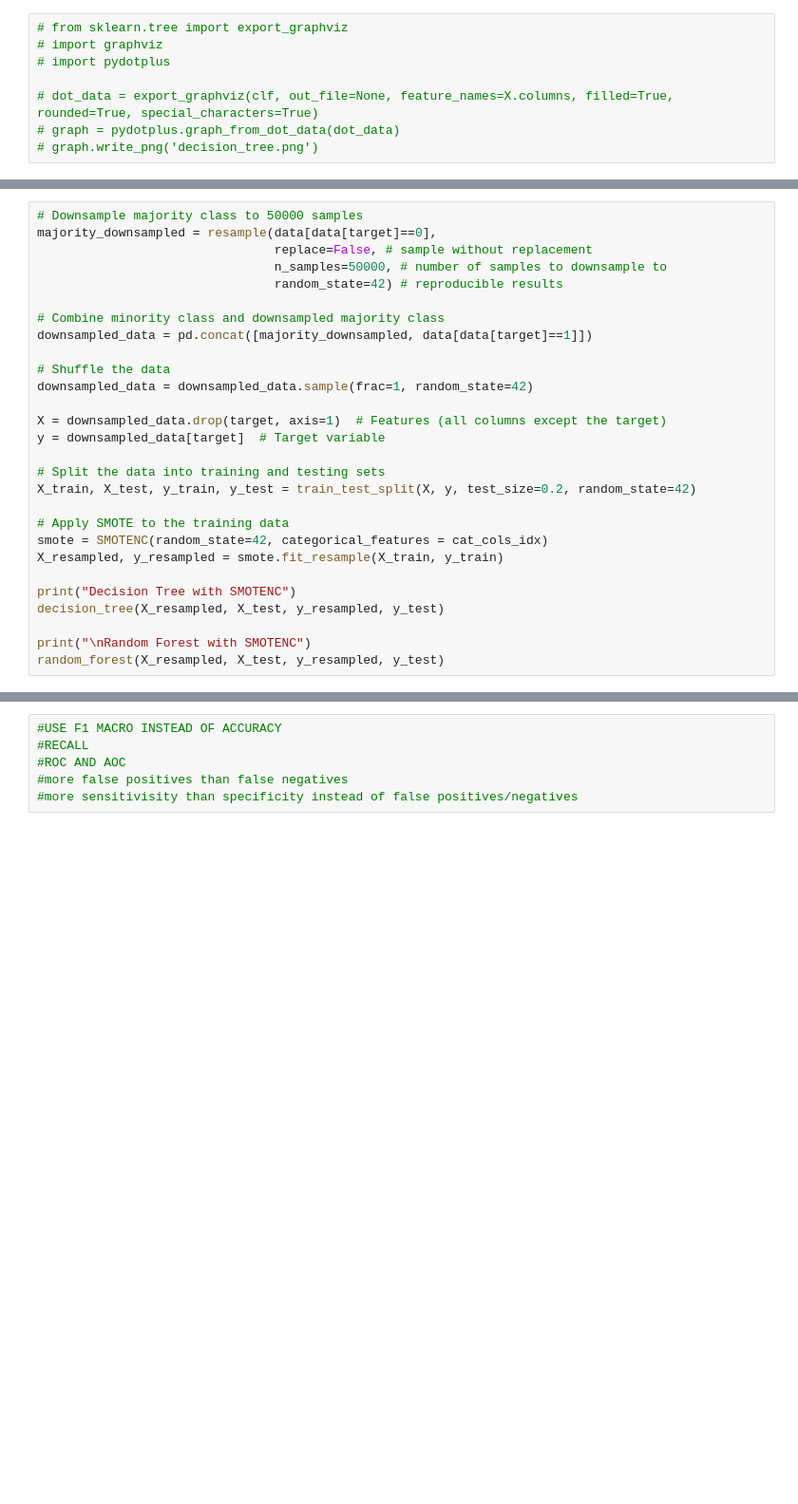
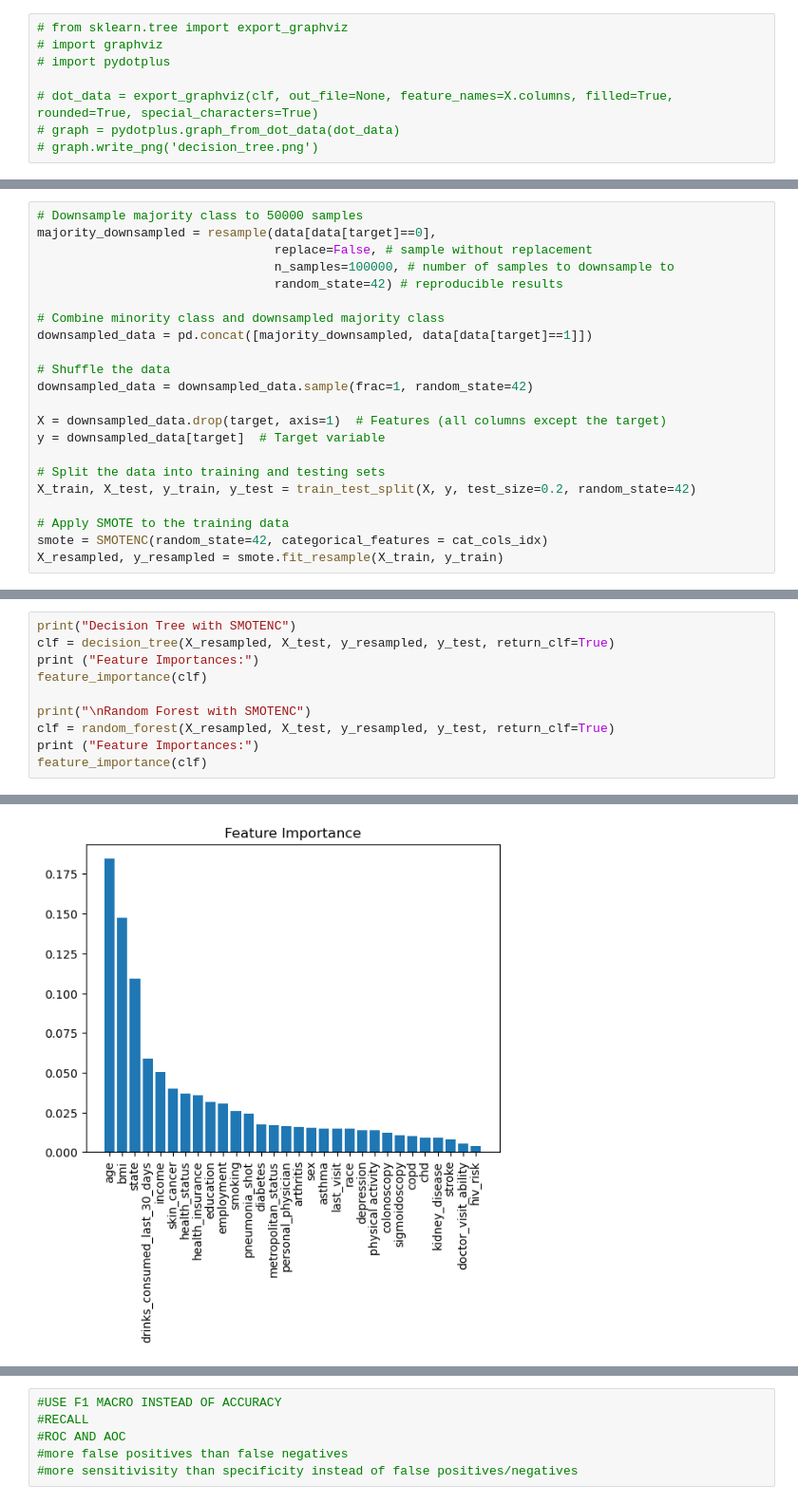
Before and after one commit to rpydi21/DATSCapstone23, a Jupyter notebook: model.ipynb, the cells around one changed output, grey strips where cells are left out. Shown at 95% size. Cells and saved outputs as stored; diff of their text form; blank space fills up the shorter version.

```diff
--- a/model.ipynb
+++ b/model.ipynb
@@ -201,7 +244,7 @@ ROC AUC score: 0.7707791422236835
 # Downsample majority class to 50000 samples
 majority_downsampled = resample(data[data[target]==0],
                                 replace=False, # sample without replacement
-                                n_samples=50000, # number of samples to downsample to
+                                n_samples=100000, # number of samples to downsample to
                                 random_state=42) # reproducible results
 
 # Combine minority class and downsampled majority class
@@ -219,9 +262,3 @@ X_train, X_test, y_train, y_test = train_test_split(X, y, test_size=0.2, random_
 # Apply SMOTE to the training data
 smote = SMOTENC(random_state=42, categorical_features = cat_cols_idx)
 X_resampled, y_resampled = smote.fit_resample(X_train, y_train)
-
-print("Decision Tree with SMOTENC")
-decision_tree(X_resampled, X_test, y_resampled, y_test)
-
-print("\nRandom Forest with SMOTENC")
-random_forest(X_resampled, X_test, y_resampled, y_test)
@@ -277,0 +265,11 @@ drinks_consumed_last_30_days: 0.05844011077194856
+# %%
+print("Decision Tree with SMOTENC")
+clf = decision_tree(X_resampled, X_test, y_resampled, y_test, return_clf=True)
+print ("Feature Importances:")
+feature_importance(clf)
+
+print("\nRandom Forest with SMOTENC")
+clf = random_forest(X_resampled, X_test, y_resampled, y_test, return_clf=True)
+print ("Feature Importances:")
+feature_importance(clf)
+# %% [output]
@@ -277,0 +293 @@ drinks_consumed_last_30_days: 0.05844011077194856
+[figure, added]
```
Also changed, not shown: parts of 8 cells of this notebook, 1 other file.
